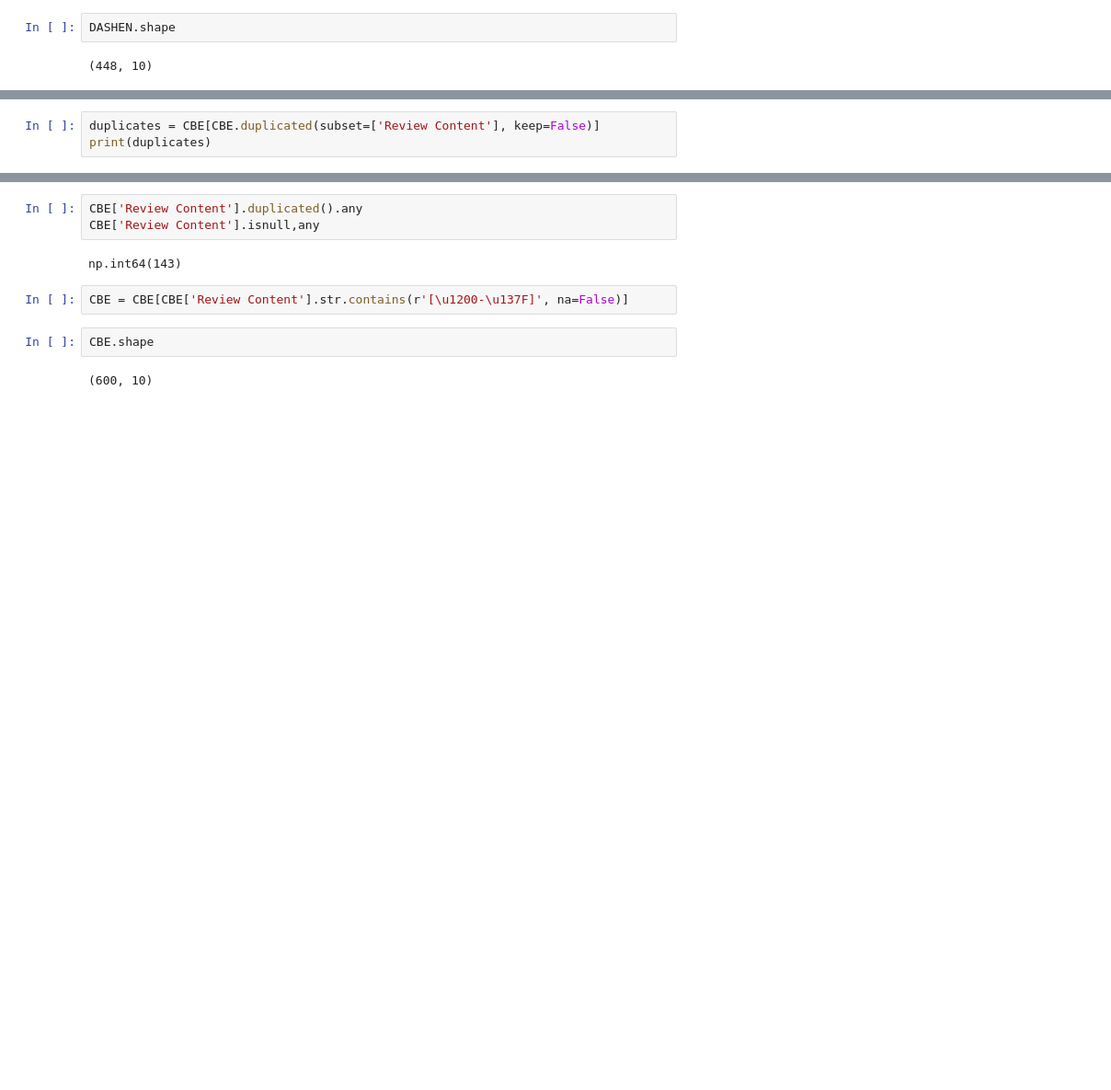
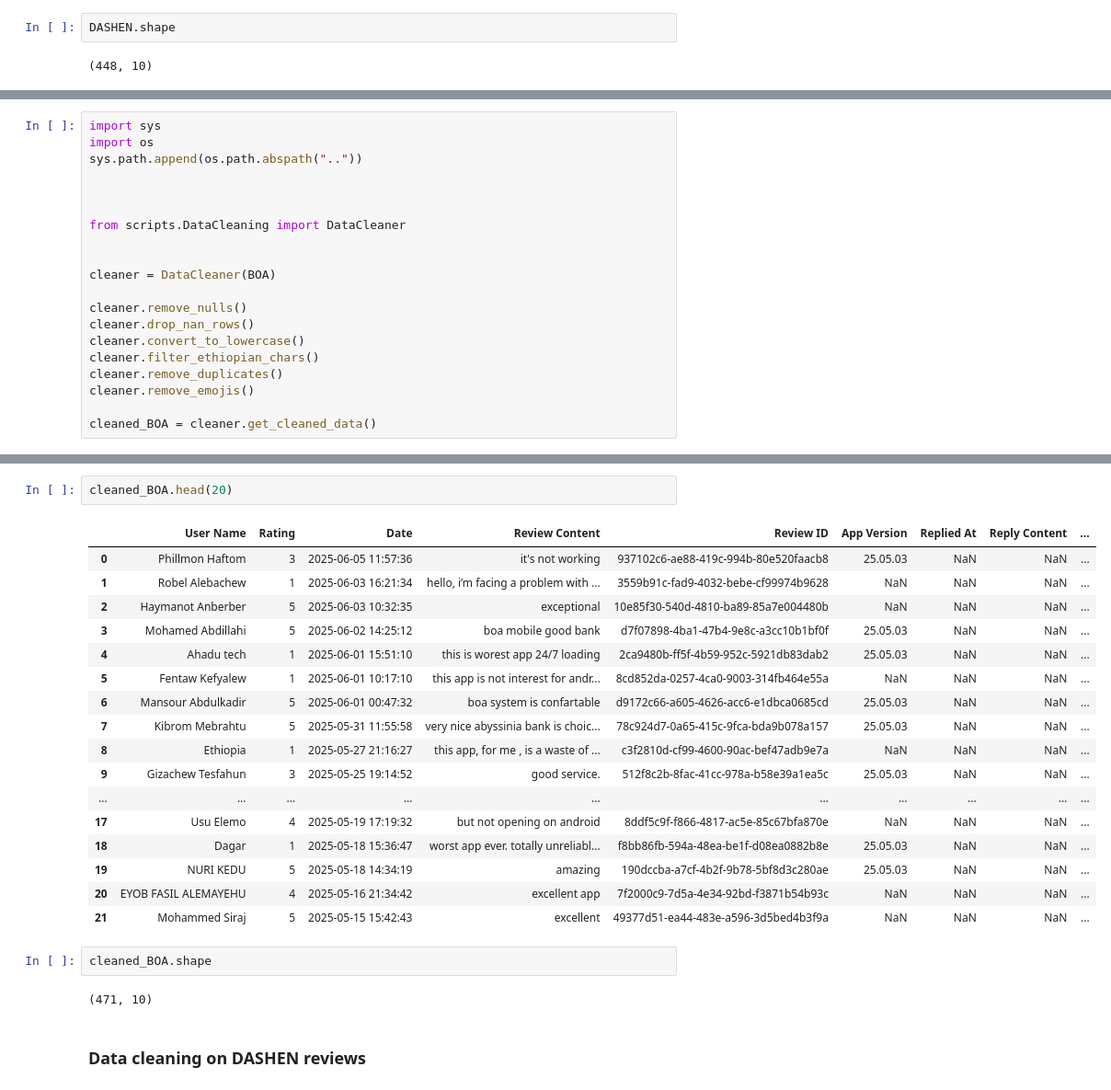
Before and after one commit to Samrizee/Banking_Application_Experience_Analysis, a Jupyter notebook: notebooks/Data_Cleaning.ipynb, the cells around one changed output, grey strips where cells are left out. Shown: that part at 92% size. Cells and saved outputs as stored; diff of their text form; blank space fills up the shorter version.

Commit message:
is nan method is used   is added  and cleaned for BOA and DASHEN

```diff
--- a/notebooks/Data_Cleaning.ipynb
+++ b/notebooks/Data_Cleaning.ipynb
@@ -136,4 +151,21 @@ cleaned_CBE.head(20)
 # %%
-duplicates = CBE[CBE.duplicated(subset=['Review Content'], keep=False)]
-print(duplicates)
+import sys
+import os
+sys.path.append(os.path.abspath(".."))
+
+
+
+from scripts.DataCleaning import DataCleaner
+
+
+cleaner = DataCleaner(BOA)
+
+cleaner.remove_nulls()
+cleaner.drop_nan_rows()
+cleaner.convert_to_lowercase()
+cleaner.filter_ethiopian_chars()
+cleaner.remove_duplicates()
+cleaner.remove_emojis()
+
+cleaned_BOA = cleaner.get_cleaned_data()
 # %% [output]
@@ -157,12 +189,27 @@ print(duplicates)
 # %%
-CBE['Review Content'].duplicated().any
-CBE['Review Content'].isnull,any
+cleaned_BOA.head(20)
 # %% [output]
-np.int64(143)
+|  | User Name | Rating | Date | Review Content | Review ID | App Version | Replied At | Reply Content | ... |
+| 0 | Phillmon Haftom | 3 | 2025-06-05 11:57:36 | it's not working | 937102c6-ae88-419c-994b-80e520faacb8 | 25.05.03 | NaN | NaN | ... |
+| 1 | Robel Alebachew | 1 | 2025-06-03 16:21:34 | hello, i’m facing a problem with ... | 3559b91c-fad9-4032-bebe-cf99974b9628 | NaN | NaN | NaN | ... |
+| 2 | Haymanot Anberber | 5 | 2025-06-03 10:32:35 | exceptional | 10e85f30-540d-4810-ba89-85a7e004480b | NaN | NaN | NaN | ... |
+| 3 | Mohamed Abdillahi | 5 | 2025-06-02 14:25:12 | boa mobile good bank | d7f07898-4ba1-47b4-9e8c-a3cc10b1bf0f | 25.05.03 | NaN | NaN | ... |
+| 4 | Ahadu tech | 1 | 2025-06-01 15:51:10 | this is worest app 24/7 loading | 2ca9480b-ff5f-4b59-952c-5921db83dab2 | 25.05.03 | NaN | NaN | ... |
+| 5 | Fentaw Kefyalew | 1 | 2025-06-01 10:17:10 | this app is not interest for andr... | 8cd852da-0257-4ca0-9003-314fb464e55a | NaN | NaN | NaN | ... |
+| 6 | Mansour Abdulkadir | 5 | 2025-06-01 00:47:32 | boa system is confartable | d9172c66-a605-4626-acc6-e1dbca0685cd | 25.05.03 | NaN | NaN | ... |
+| 7 | Kibrom Mebrahtu | 5 | 2025-05-31 11:55:58 | very nice abyssinia bank is choic... | 78c924d7-0a65-415c-9fca-bda9b078a157 | 25.05.03 | NaN | NaN | ... |
+| 8 | Ethiopia | 1 | 2025-05-27 21:16:27 | this app, for me , is a waste of ... | c3f2810d-cf99-4600-90ac-bef47adb9e7a | NaN | NaN | NaN | ... |
+| 9 | Gizachew Tesfahun | 3 | 2025-05-25 19:14:52 | good service. | 512f8c2b-8fac-41cc-978a-b58e39a1ea5c | 25.05.03 | NaN | NaN | ... |
+| ... | ... | ... | ... | ... | ... | ... | ... | ... | ... |
+| 17 | Usu Elemo | 4 | 2025-05-19 17:19:32 | but not opening on android | 8ddf5c9f-f866-4817-ac5e-85c67bfa870e | NaN | NaN | NaN | ... |
+| 18 | Dagar | 1 | 2025-05-18 15:36:47 | worst app ever. totally unreliabl... | f8bb86fb-594a-48ea-be1f-d08ea0882b8e | 25.05.03 | NaN | NaN | ... |
+| 19 | NURI KEDU | 5 | 2025-05-18 14:34:19 | amazing | 190dccba-a7cf-4b2f-9b78-5bf8d3c280ae | 25.05.03 | NaN | NaN | ... |
+| 20 | EYOB FASIL ALEMAYEHU | 4 | 2025-05-16 21:34:42 | excellent app | 7f2000c9-7d5a-4e34-92bd-f3871b54b93c | NaN | NaN | NaN | ... |
+| 21 | Mohammed Siraj | 5 | 2025-05-15 15:42:43 | excellent | 49377d51-ea44-483e-a596-3d5bed4b3f9a | NaN | NaN | NaN | ... |
 # %%
-CBE = CBE[CBE['Review Content'].str.contains(r'[\u1200-\u137F]', na=False)]
+cleaned_BOA.shape
+# %% [output]
+(471, 10)
-# %%
-CBE.shape
-# %% [output]
-(600, 10)
+# %% [markdown]
+### Data cleaning on DASHEN reviews
 # %%
```
Also changed, not shown: parts of 14 cells of this notebook.
